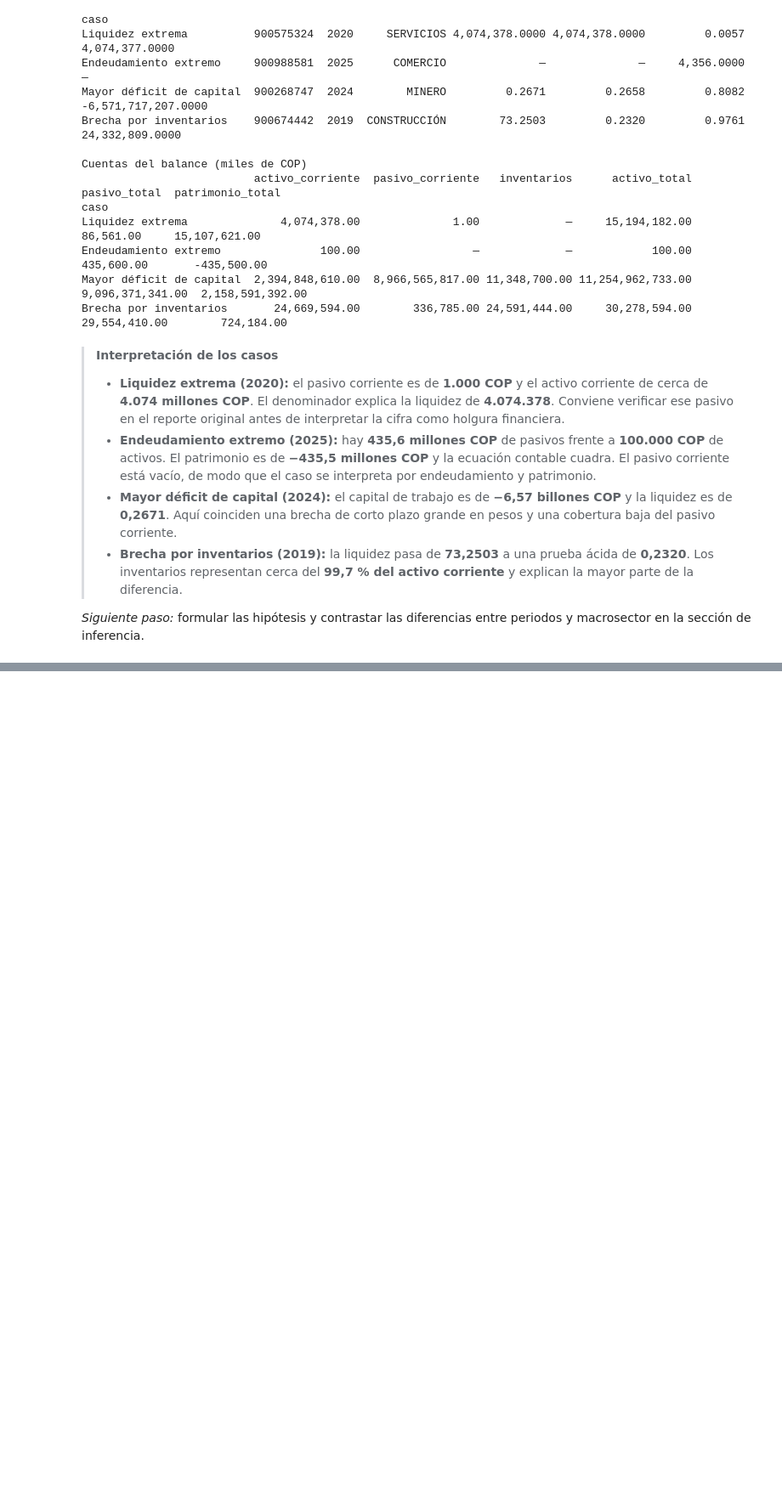
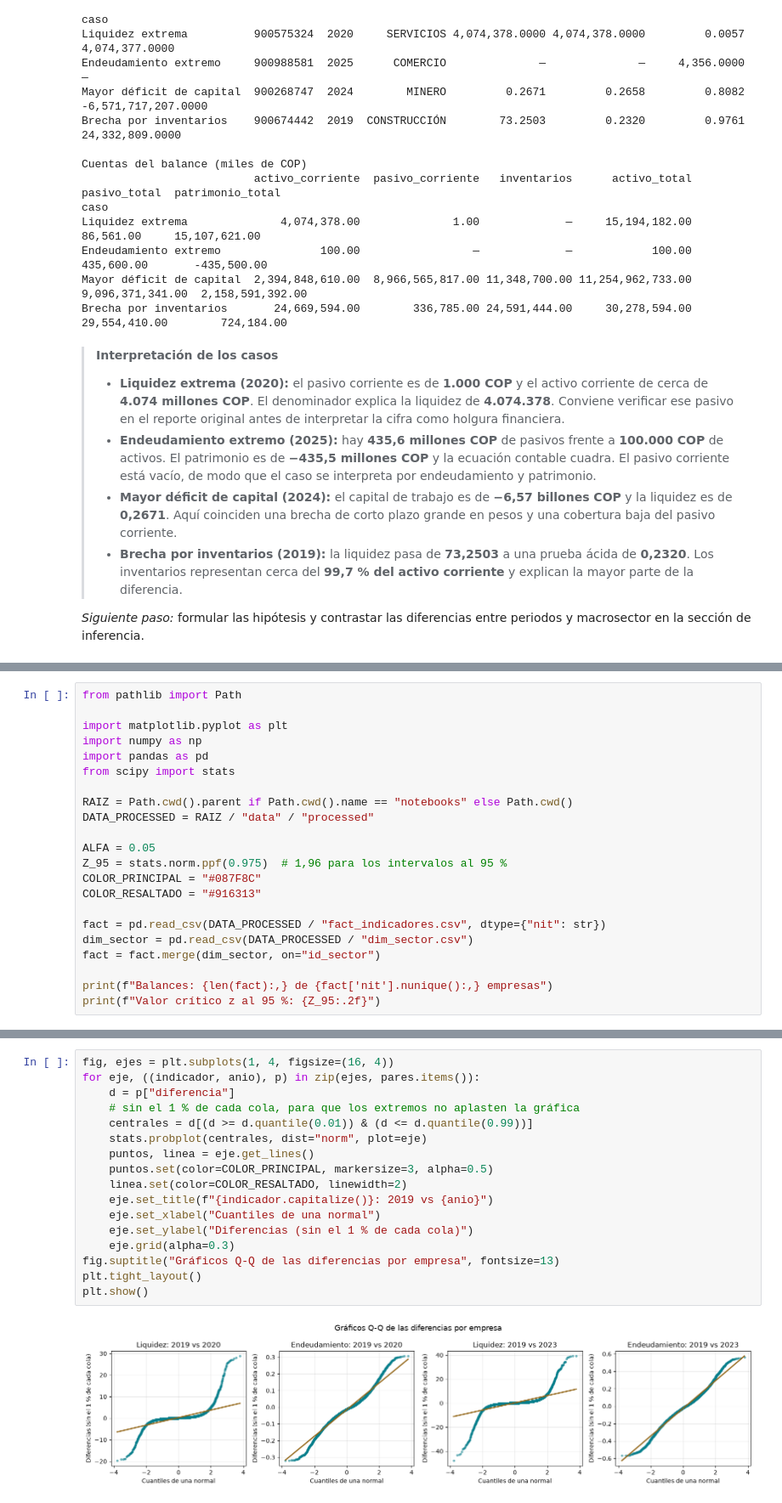
Before and after one commit to JulianHZ711/Final-AnalisisDatos, a Jupyter notebook: notebooks/proyecto_integrador.ipynb, the cells around one changed output, grey strips where cells are left out. Shown at 85% size. Saved outputs shown, nothing was run; the diff lists cells and outputs as text; blank space fills up the shorter version.

```diff
--- a/notebooks/proyecto_integrador.ipynb
+++ b/notebooks/proyecto_integrador.ipynb
@@ -2519,0 +2544,22 @@ macrosector en la sección de inferencia.
+# %%
+from pathlib import Path
+
+import matplotlib.pyplot as plt
+import numpy as np
+import pandas as pd
+from scipy import stats
+
+RAIZ = Path.cwd().parent if Path.cwd().name == "notebooks" else Path.cwd()
+DATA_PROCESSED = RAIZ / "data" / "processed"
+
+ALFA = 0.05
+Z_95 = stats.norm.ppf(0.975)  # 1,96 para los intervalos al 95 %
+COLOR_PRINCIPAL = "#087F8C"
+COLOR_RESALTADO = "#916313"
+
+fact = pd.read_csv(DATA_PROCESSED / "fact_indicadores.csv", dtype={"nit": str})
+dim_sector = pd.read_csv(DATA_PROCESSED / "dim_sector.csv")
+fact = fact.merge(dim_sector, on="id_sector")
+
+print(f"Balances: {len(fact):,} de {fact['nit'].nunique():,} empresas")
+print(f"Valor crítico z al 95 %: {Z_95:.2f}")
@@ -2519,0 +2644,19 @@ macrosector en la sección de inferencia.
+# %%
+fig, ejes = plt.subplots(1, 4, figsize=(16, 4))
+for eje, ((indicador, anio), p) in zip(ejes, pares.items()):
+    d = p["diferencia"]
+    # sin el 1 % de cada cola, para que los extremos no aplasten la gráfica
+    centrales = d[(d >= d.quantile(0.01)) & (d <= d.quantile(0.99))]
+    stats.probplot(centrales, dist="norm", plot=eje)
+    puntos, linea = eje.get_lines()
+    puntos.set(color=COLOR_PRINCIPAL, markersize=3, alpha=0.5)
+    linea.set(color=COLOR_RESALTADO, linewidth=2)
+    eje.set_title(f"{indicador.capitalize()}: 2019 vs {anio}")
+    eje.set_xlabel("Cuantiles de una normal")
+    eje.set_ylabel("Diferencias (sin el 1 % de cada cola)")
+    eje.grid(alpha=0.3)
+fig.suptitle("Gráficos Q-Q de las diferencias por empresa", fontsize=13)
+plt.tight_layout()
+plt.show()
+# %% [output]
+[figure, added]
```
Also changed, not shown: parts of 14 cells of this notebook.
